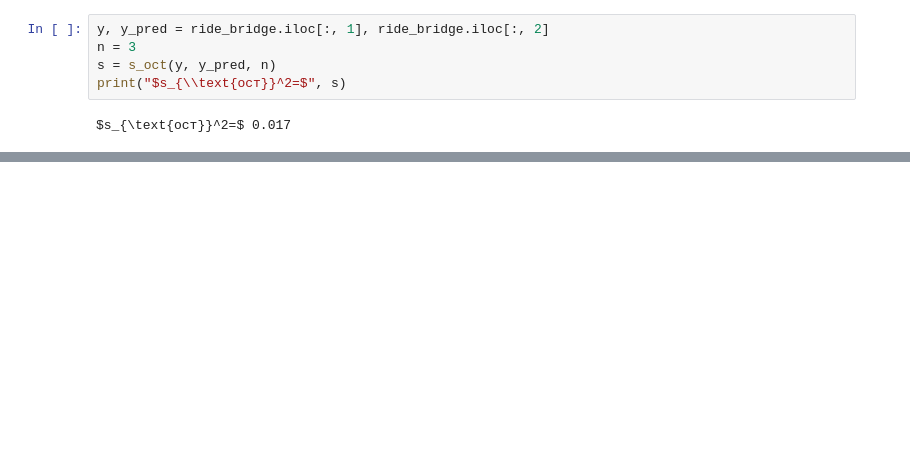
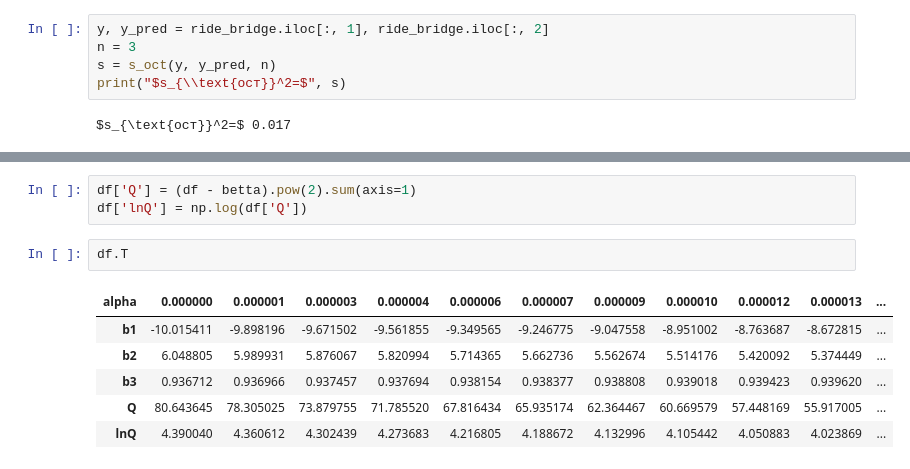
Before and after one commit to Aveocr/regression_analysis, a Jupyter notebook: 2semestr/2lb.ipynb, the cells around one changed output, grey strips where cells are left out. Cells and saved outputs as stored; diff of their text form; blank space fills up the shorter version.

```diff
--- a/2semestr/2lb.ipynb
+++ b/2semestr/2lb.ipynb
@@ -223,0 +271,12 @@ Name: $ \hat{y_k} $, dtype: float64
+# %%
+df['Q'] = (df - betta).pow(2).sum(axis=1)
+df['lnQ'] = np.log(df['Q'])
+# %%
+df.T
+# %% [output]
+| alpha | 0.000000 | 0.000001 | 0.000003 | 0.000004 | 0.000006 | 0.000007 | 0.000009 | 0.000010 | 0.000012 | 0.000013 | ... |
+| b1 | -10.015411 | -9.898196 | -9.671502 | -9.561855 | -9.349565 | -9.246775 | -9.047558 | -8.951002 | -8.763687 | -8.672815 | ... |
+| b2 | 6.048805 | 5.989931 | 5.876067 | 5.820994 | 5.714365 | 5.662736 | 5.562674 | 5.514176 | 5.420092 | 5.374449 | ... |
+| b3 | 0.936712 | 0.936966 | 0.937457 | 0.937694 | 0.938154 | 0.938377 | 0.938808 | 0.939018 | 0.939423 | 0.939620 | ... |
+| Q | 80.643645 | 78.305025 | 73.879755 | 71.785520 | 67.816434 | 65.935174 | 62.364467 | 60.669579 | 57.448169 | 55.917005 | ... |
+| lnQ | 4.390040 | 4.360612 | 4.302439 | 4.273683 | 4.216805 | 4.188672 | 4.132996 | 4.105442 | 4.050883 | 4.023869 | ... |
```
Also changed, not shown: parts of 21 cells of this notebook, 1 other file.
